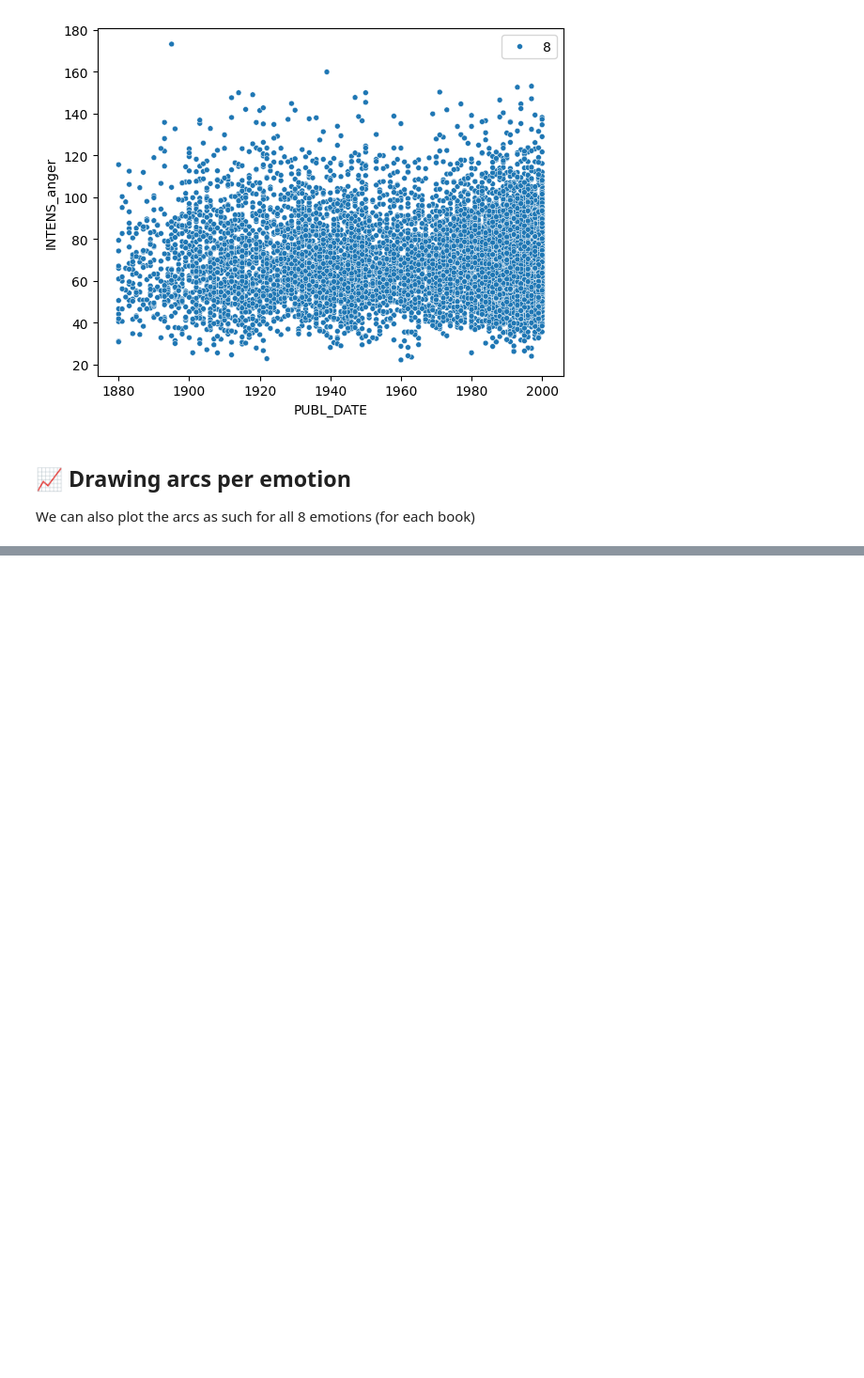
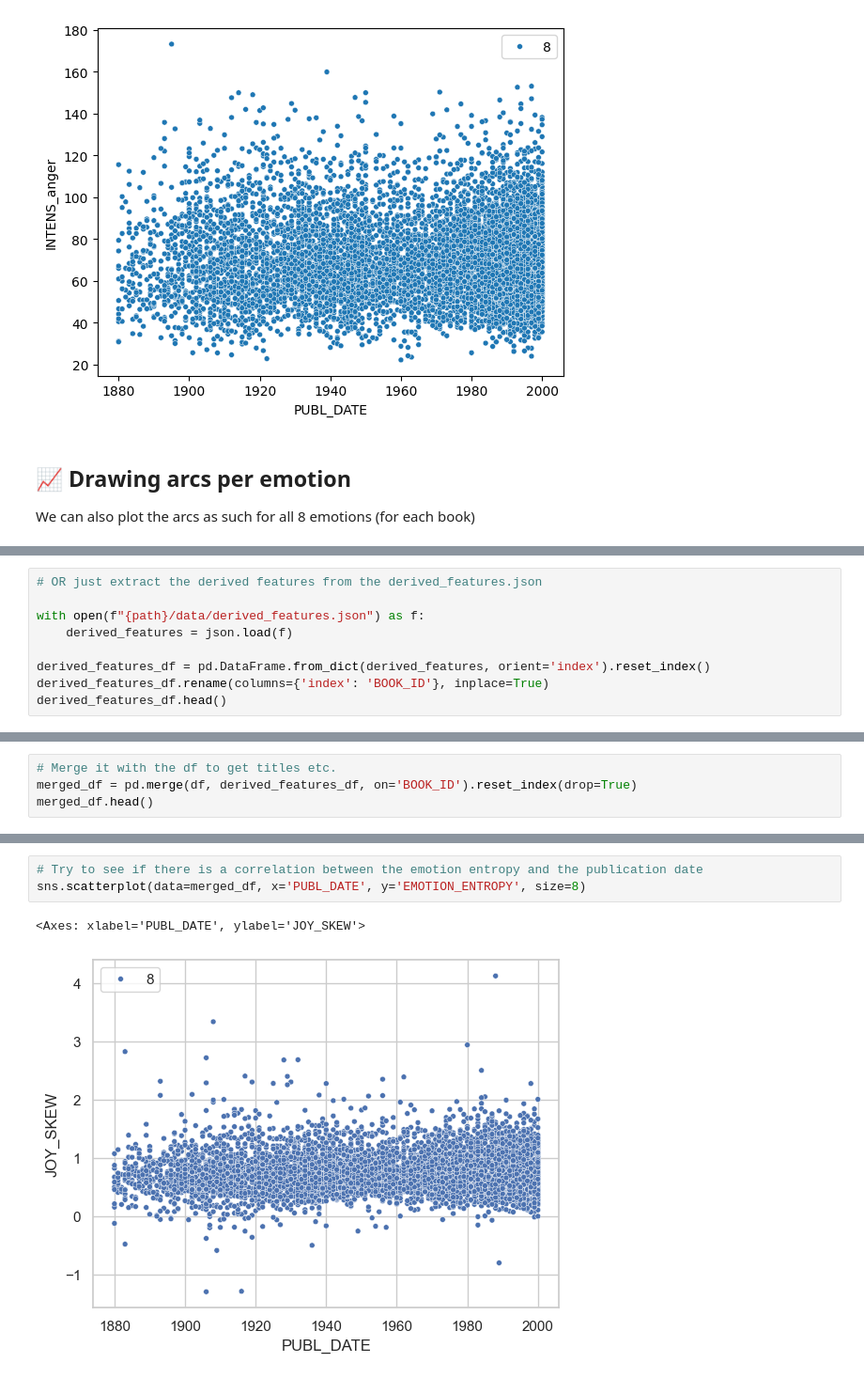
Before and after one commit to yuri-bizzoni/EmoArc, a Jupyter notebook: notebook.ipynb, the cells around one changed output, grey strips where cells are left out. Shown at 94% size. Drawn from its saved outputs; the diff is of its cells as text; blank space fills up the shorter version.

```diff
--- a/notebook.ipynb
+++ b/notebook.ipynb
@@ -128,0 +254,9 @@ Text(0.5, 1.0, 'The Old Man And The Sea, Emotion arc: ANG')
+# %%
+# OR just extract the derived features from the derived_features.json
+
+with open(f"{path}/data/derived_features.json") as f:
+    derived_features = json.load(f)
+
+derived_features_df = pd.DataFrame.from_dict(derived_features, orient='index').reset_index()
+derived_features_df.rename(columns={'index': 'BOOK_ID'}, inplace=True)
+derived_features_df.head()
@@ -128,0 +271,4 @@ Text(0.5, 1.0, 'The Old Man And The Sea, Emotion arc: ANG')
+# %%
+# Merge it with the df to get titles etc.
+merged_df = pd.merge(df, derived_features_df, on='BOOK_ID').reset_index(drop=True)
+merged_df.head()
@@ -128,0 +298,6 @@ Text(0.5, 1.0, 'The Old Man And The Sea, Emotion arc: ANG')
+# %%
+# Try to see if there is a correlation between the emotion entropy and the publication date
+sns.scatterplot(data=merged_df, x='PUBL_DATE', y='EMOTION_ENTROPY', size=8)
+# %% [output]
+<Axes: xlabel='PUBL_DATE', ylabel='JOY_SKEW'>
+[figure, added]
```
Also changed, not shown: parts of 14 cells of this notebook, 7 other files.
